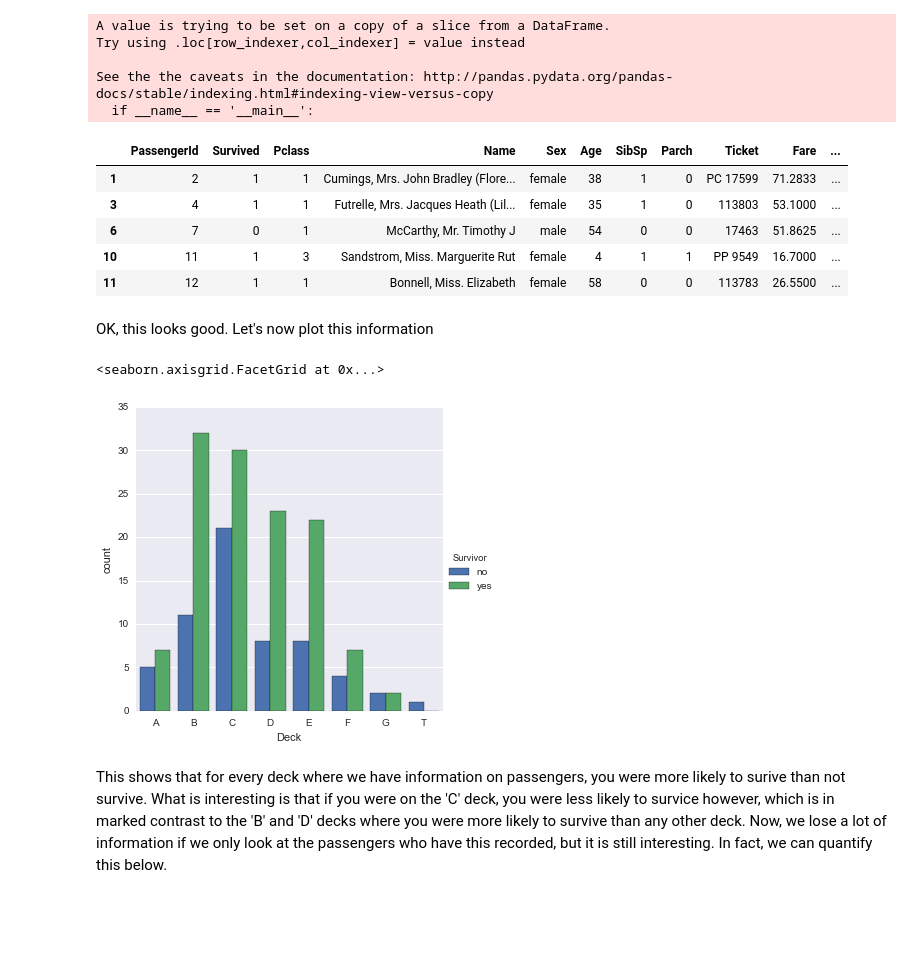
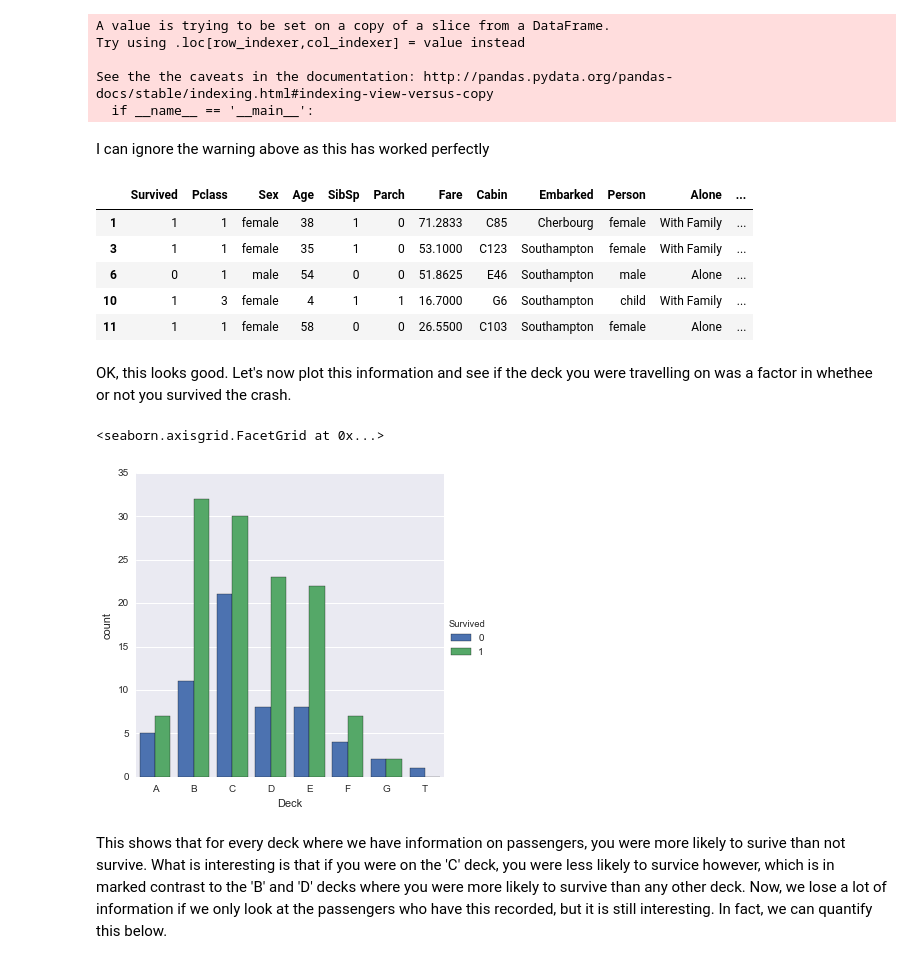
Before and after one commit to maclamont/Titanic, a Jupyter notebook: Titanic.ipynb, the cells around one changed output. Cells and saved outputs as stored; diff of their text form; code cells hidden in the pictures; blank space fills up the shorter version.

Commit message:
Update of Titanic analysis

```diff
--- a/Titanic.ipynb
+++ b/Titanic.ipynb
@@ -226,4 +100,0 @@ def male_female_child(passenger):
-# %%
-# axis=1 is used as it is a column and not an index
-
-titanic_df['person'] = titanic_df[['Age','Sex']].apply(male_female_child,axis=1)
@@ -389,0 +198,12 @@ Let's first re-examine the DataFrame
+# %%
+def male_female_child(passenger):
+    age, sex = passenger
+
+    if age < 16:
+        return 'child'
+    else:
+        return sex
+
+# axis=1 is used as it is a column and not an index
+
+titanic_df['Person'] = titanic_df[['Age','Sex']].apply(male_female_child,axis=1)
@@ -389,0 +212,3 @@ Let's first re-examine the DataFrame
+# %%
+titanic_df.drop(['PassengerId','Name','Ticket'],axis=1,inplace=True)
+titanic_df.head()
@@ -534,2 +582,0 @@ What factors helped someone survive the sinking of the Titanic?
-# %%
-titanic_df['Survivor'] = titanic_df.Survived.map({0:'no',1:'yes'})
@@ -613,22 +606,24 @@ Try using .loc[row_indexer,col_indexer] = value instead
 
 See the the caveats in the documentation: http://pandas.pydata.org/pandas-docs/stable/indexing.html#indexing-view-versus-copy
   if __name__ == '__main__':
+# %% [markdown]
+I can ignore the warning above as this has worked perfectly
 # %%
 titanic_df2.head()
 # %% [output]
-|  | PassengerId | Survived | Pclass | Name | Sex | Age | SibSp | Parch | Ticket | Fare | ... |
-| 1 | 2 | 1 | 1 | Cumings, Mrs. John Bradley (Flore... | female | 38 | 1 | 0 | PC 17599 | 71.2833 | ... |
-| 3 | 4 | 1 | 1 | Futrelle, Mrs. Jacques Heath (Lil... | female | 35 | 1 | 0 | 113803 | 53.1000 | ... |
-| 6 | 7 | 0 | 1 | McCarthy, Mr. Timothy J | male | 54 | 0 | 0 | 17463 | 51.8625 | ... |
-| 10 | 11 | 1 | 3 | Sandstrom, Miss. Marguerite Rut | female | 4 | 1 | 1 | PP 9549 | 16.7000 | ... |
-| 11 | 12 | 1 | 1 | Bonnell, Miss. Elizabeth | female | 58 | 0 | 0 | 113783 | 26.5500 | ... |
+|  | Survived | Pclass | Sex | Age | SibSp | Parch | Fare | Cabin | Embarked | Person | Alone | ... |
+| 1 | 1 | 1 | female | 38 | 1 | 0 | 71.2833 | C85 | Cherbourg | female | With Family | ... |
+| 3 | 1 | 1 | female | 35 | 1 | 0 | 53.1000 | C123 | Southampton | female | With Family | ... |
+| 6 | 0 | 1 | male | 54 | 0 | 0 | 51.8625 | E46 | Southampton | male | Alone | ... |
+| 10 | 1 | 3 | female | 4 | 1 | 1 | 16.7000 | G6 | Southampton | child | With Family | ... |
+| 11 | 1 | 1 | female | 58 | 0 | 0 | 26.5500 | C103 | Southampton | female | Alone | ... |
 # %% [markdown]
-OK, this looks good. Let's now plot this information
+OK, this looks good. Let's now plot this information and see if the deck you were travelling on was a factor in whethee or not you survived the crash.
 # %%
-sns.factorplot('Deck',hue='Survivor',data=titanic_df2)
+sns.factorplot('Deck',hue='Survived',data=titanic_df2)
 # %% [output]
 <seaborn.axisgrid.FacetGrid at 0x...>
-[figure, old version]
+[figure, new version]
 # %% [markdown]
 This shows that for every deck where we have information on passengers, you were more likely to surive than not survive.  What is interesting is that if you were on the 'C' deck, you were less likely to survice however, which is in marked contrast to the 'B' and 'D' decks where you were more likely to survive than any other deck.  Now, we lose a lot of information if we only look at the passengers who have this recorded, but it is still interesting.  In fact, we can quantify this below.
 # %%
```
Also changed, not shown: parts of 177 cells of this notebook.
